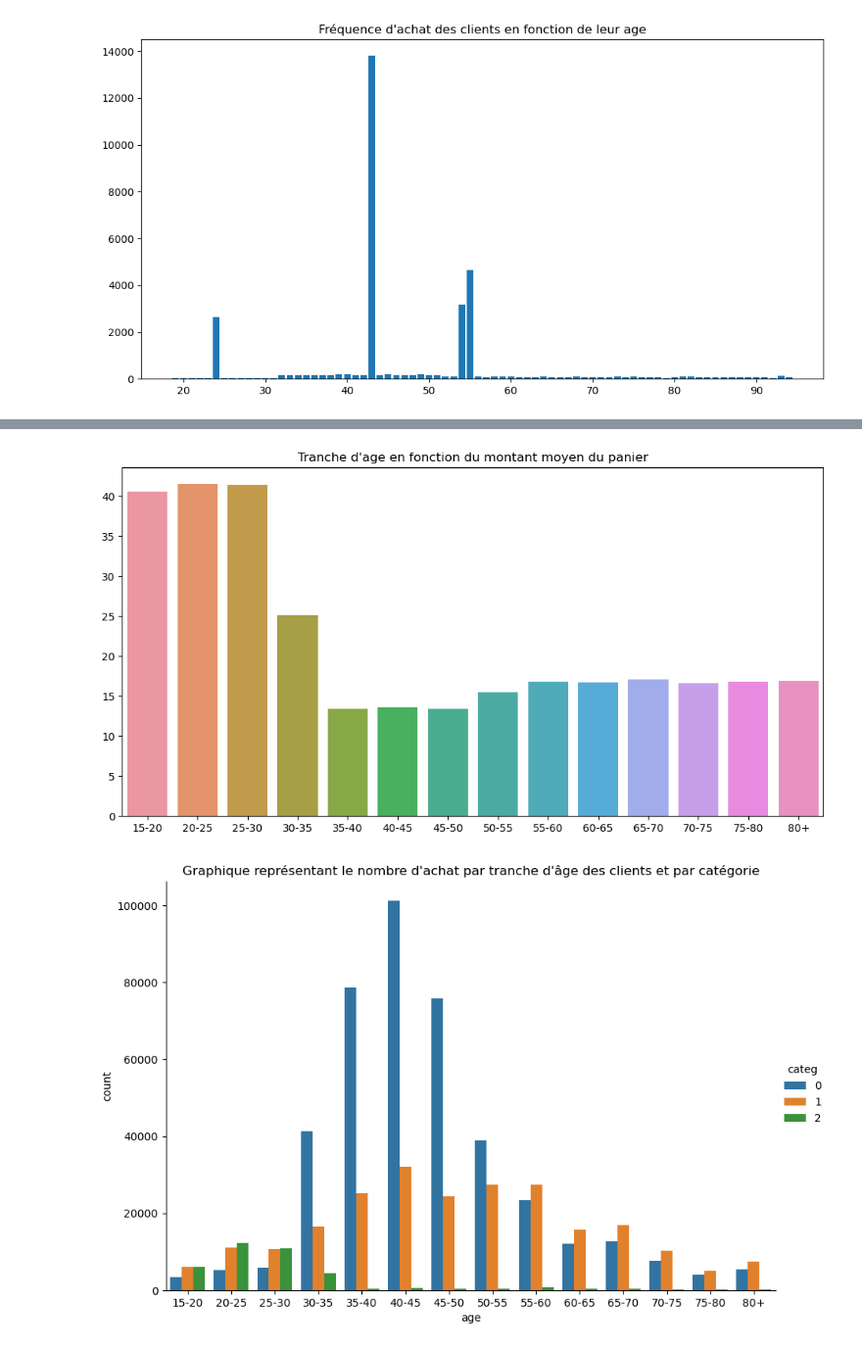
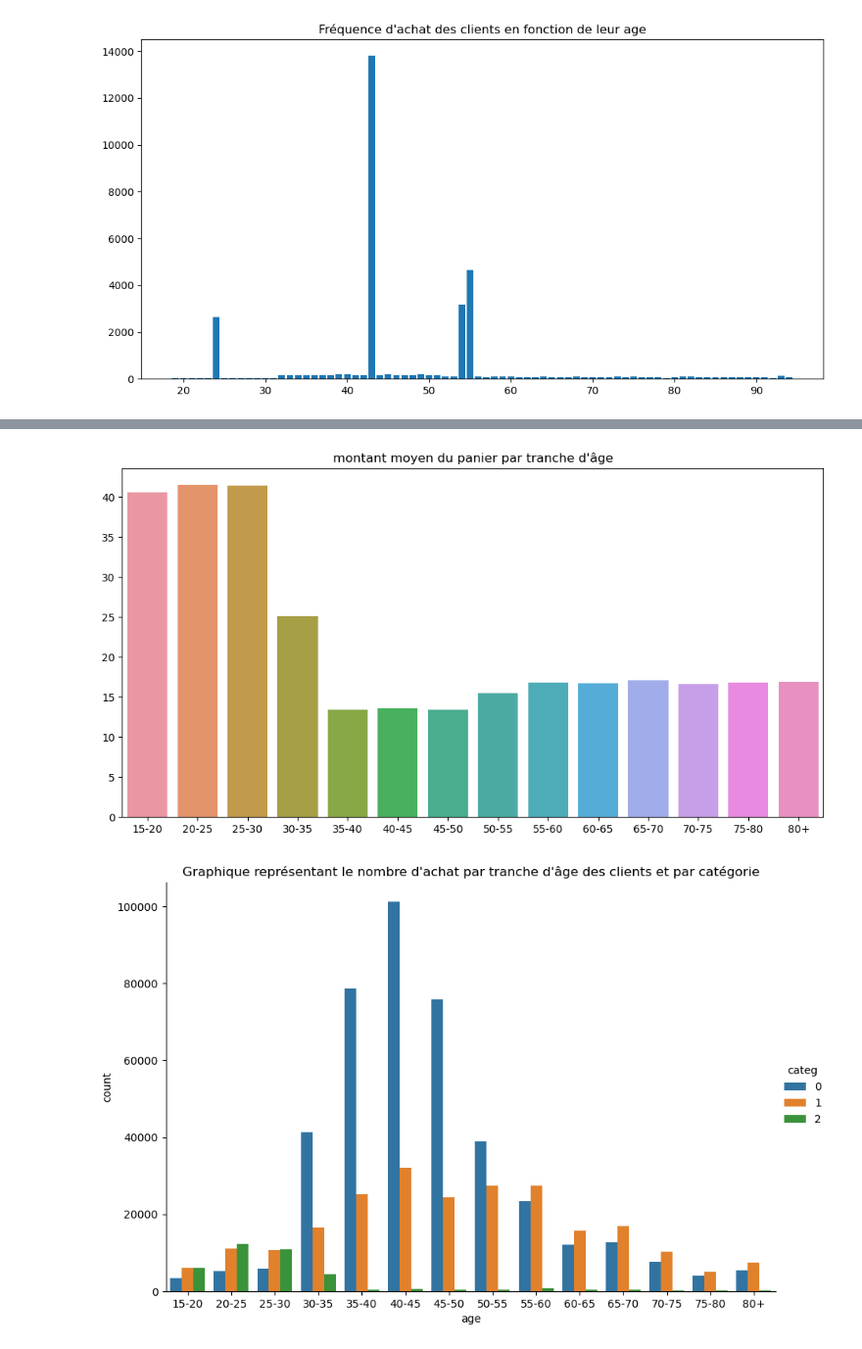
Before and after one commit to kikduck/DA-P6, a Jupyter notebook: notebook-p6.ipynb, the cells around one changed output, grey strips where cells are left out. Shown at 98% size. Cells and saved outputs as stored; diff of their text form; code cells hidden in the pictures.

```diff
--- a/notebook-p6.ipynb
+++ b/notebook-p6.ipynb
@@ -510,10 +523,10 @@ dtype: float64
 # %%
 plt.figure(figsize=(12, 6))
 sns.barplot(x = labels_age, y = df_panier_age)
-plt.title("Tranche d'age en fonction du montant moyen du panier")
+plt.title("montant moyen du panier par tranche d'âge")
 plt.show()
 # %% [output]
-[figure, old version]
+[figure, new version]
 # %%
 sns.catplot(x = "age", kind = "count", hue="categ", data= df_final, height=6, aspect=1.5)
 plt.title("Graphique représentant le nombre d'achat par tranche d'âge des clients et par catégorie")
```
Also changed, not shown: parts of 42 cells of this notebook.
